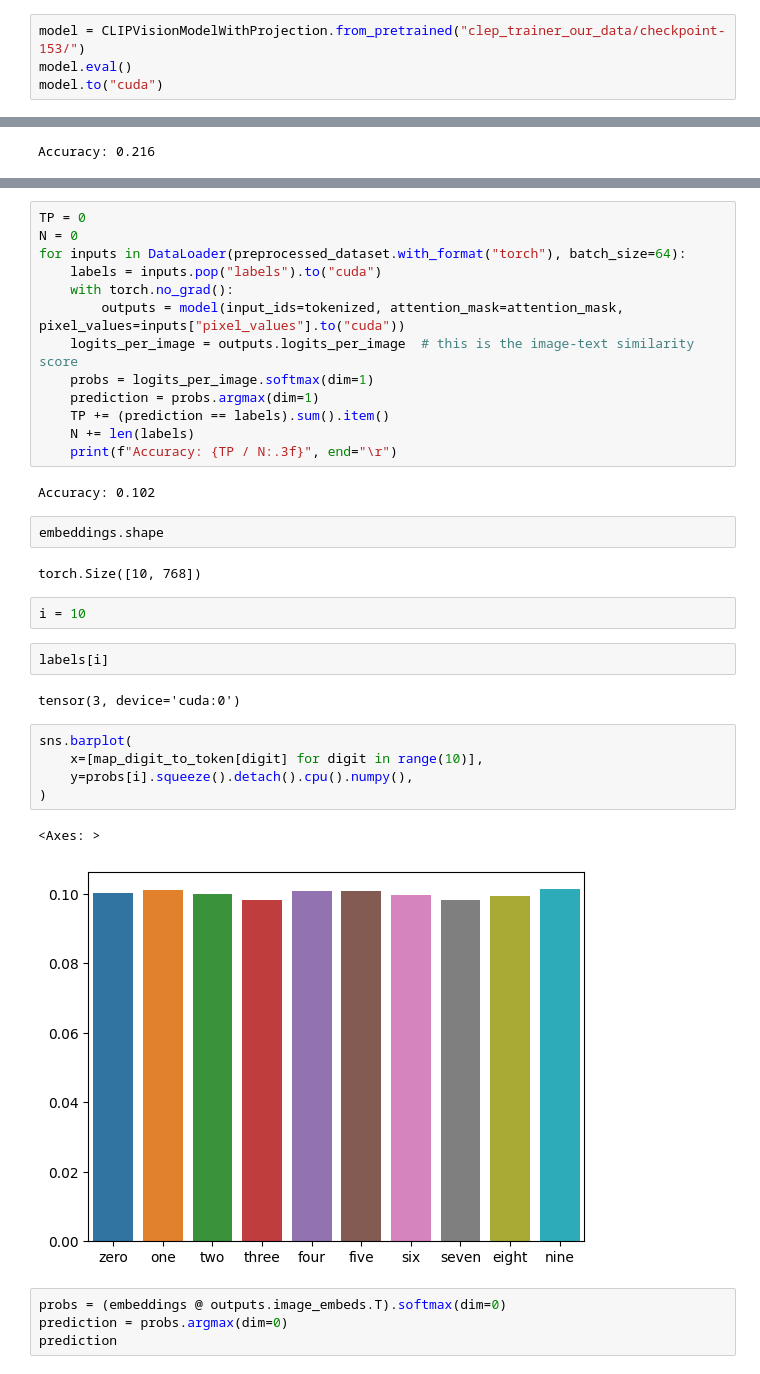
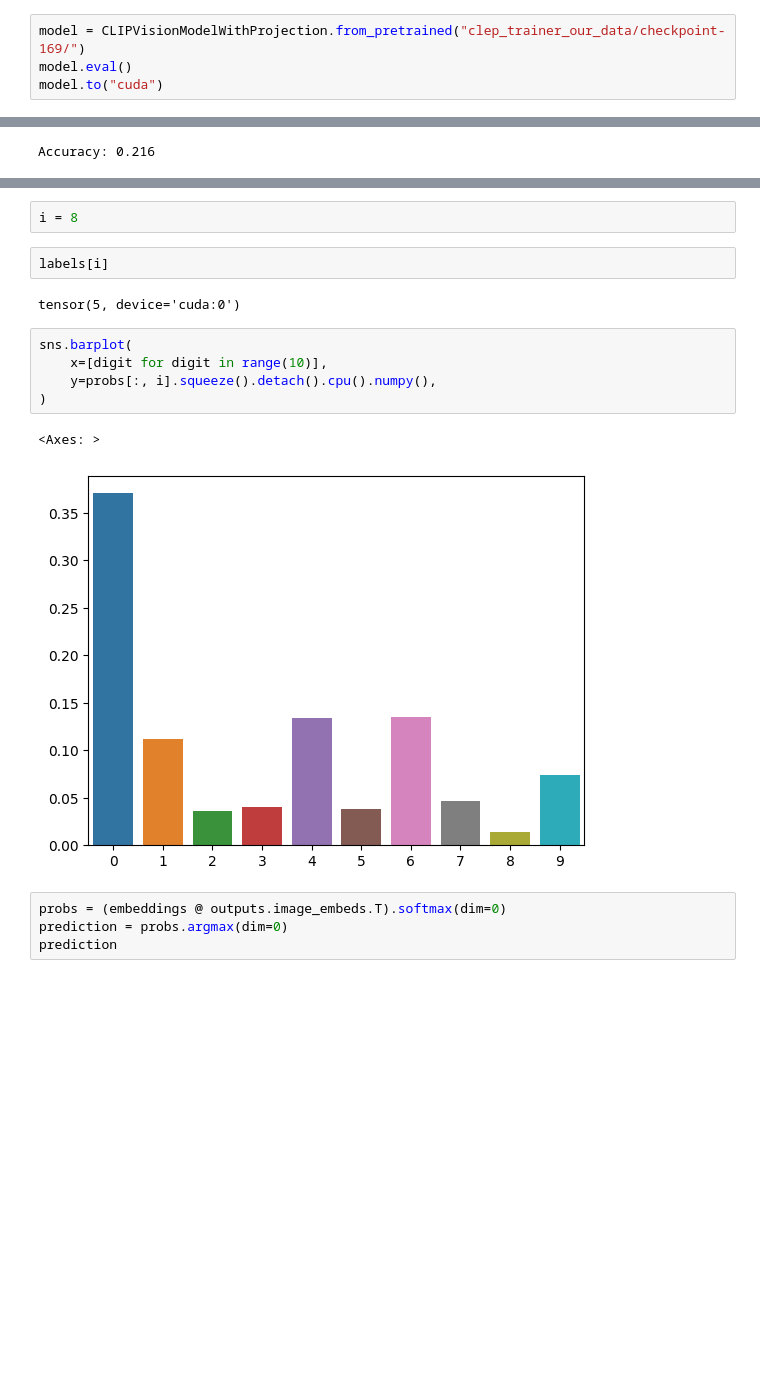
Before and after one commit to steventango/clep, a Jupyter notebook: eval_our_data.ipynb, the cells around one changed output, grey strips where cells are left out. Drawn from its saved outputs; the diff is of its cells as text; blank space fills up the shorter version.

```diff
--- a/eval_our_data.ipynb
+++ b/eval_our_data.ipynb
@@ -61,7 +61,7 @@ preprocessed_dataset = load_dataset("our_data", keep_in_memory=True, split="test
 # %%
 from torch.utils.data import DataLoader
 # %%
-model = CLIPVisionModelWithProjection.from_pretrained("clep_trainer_our_data/checkpoint-153/")
+model = CLIPVisionModelWithProjection.from_pretrained("clep_trainer_our_data/checkpoint-169/")
 model.eval()
 model.to("cuda")
 # %% [output]
@@ -131,36 +107,17 @@ CLIPModel(
-# %%
-TP = 0
-N = 0
-for inputs in DataLoader(preprocessed_dataset.with_format("torch"), batch_size=64):
-    labels = inputs.pop("labels").to("cuda")
-    with torch.no_grad():
-        outputs = model(input_ids=tokenized, attention_mask=attention_mask, pixel_values=inputs["pixel_values"].to("cuda"))
-    logits_per_image = outputs.logits_per_image  # this is the image-text similarity score
-    probs = logits_per_image.softmax(dim=1)
-    prediction = probs.argmax(dim=1)
-    TP += (prediction == labels).sum().item()
-    N += len(labels)
-    print(f"Accuracy: {TP / N:.3f}", end="\r")
-# %% [output]
-Accuracy: 0.102
-# %%
-embeddings.shape
-# %% [output]
-torch.Size([10, 768])
 # %%
-i = 10
+i = 8
 # %%
 labels[i]
 # %% [output]
-tensor(3, device='cuda:0')
+tensor(5, device='cuda:0')
 # %%
 sns.barplot(
-    x=[map_digit_to_token[digit] for digit in range(10)],
-    y=probs[i].squeeze().detach().cpu().numpy(),
+    x=[digit for digit in range(10)],
+    y=probs[:, i].squeeze().detach().cpu().numpy(),
 )
 # %% [output]
 <Axes: >
-[figure, old version]
+[figure, new version]
 # %%
 probs = (embeddings @ outputs.image_embeds.T).softmax(dim=0)
 prediction = probs.argmax(dim=0)
```
Also changed, not shown: parts of 5 cells of this notebook, 1 other file.
